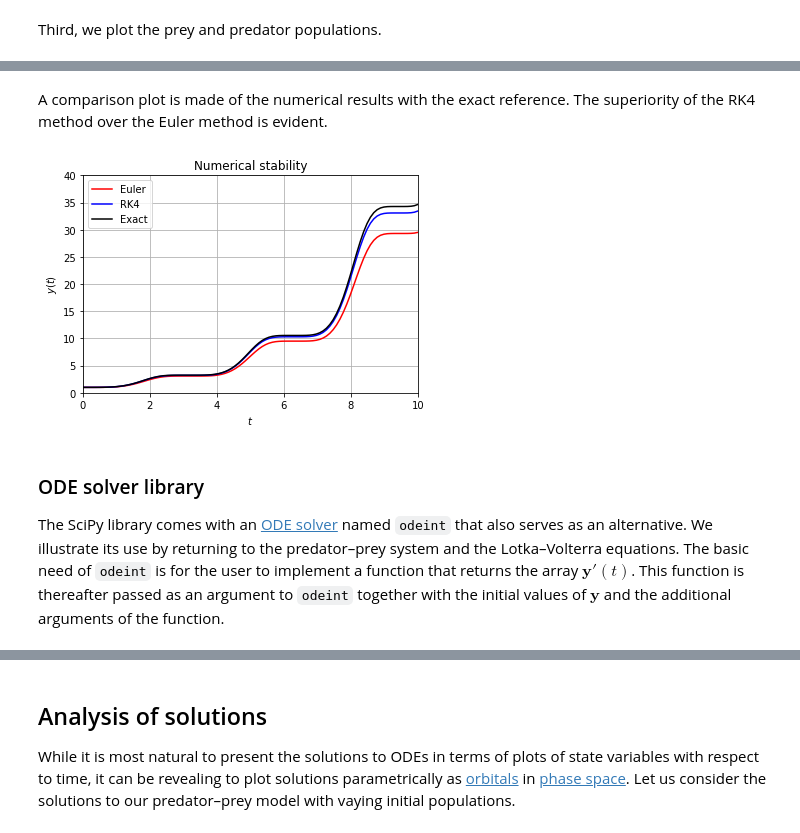
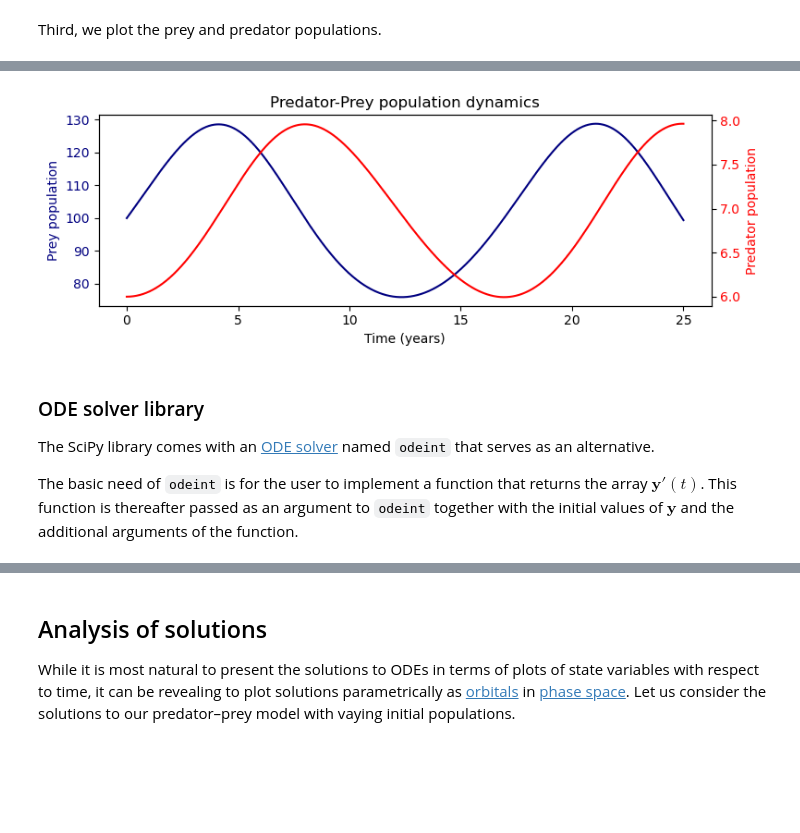
Before and after one commit to kthpanor/cb1020, a Jupyter notebook: docs/ode.ipynb, the cells around one changed output, grey strips where cells are left out. Saved outputs shown, nothing was run; the diff lists cells and outputs as text; code cells hidden in the pictures; blank space fills up the shorter version.

```diff
--- a/docs/ode.ipynb
+++ b/docs/ode.ipynb
@@ -253,7 +265,17 @@ dt = 365 / N
+# %%
+years = 25
+N = 5000  # number of steps
+# %%
+t = np.linspace(0, 25, num=N)  # time in unit of years
+dt = years / N  # time step in numerical integration
 # %% [markdown]
 Second, we create an object of the `PredatorPreyModel` class and time propagate with the Euler method that is implemented into the `PredatorPreyModel` class.
 # %%
-ppm = PredatorPreyModel(1000, 10, 0.1, 0.01, 0.05, 0.0001)
+alpha, beta, delta, gamma = (np.log(2), 0.1, 0.002, 0.2)
+
+y0 = (100, 6)  # initial values of y = (y1, y2)
+
+ppm = PredatorPreyModel(y0, alpha, beta, delta, gamma)
 
 for i in range(N - 1):
     ppm.euler_step(dt)
@@ -347,11 +283,0 @@ As usual, we discretize time and time propagate.
-# %%
-N = 100 # discretize time in N steps
-
-initial, final = 0, 10
-t = np.linspace(initial, final, num=N)
-dt = (final - initial) / N
-
-y1 = np.zeros(N)
-y2 = np.zeros(N)
-
-y3 = np.exp( 3*t/8 - np.sin(2*t) / 4 + np.sin(4*t) / 32 )
@@ -367,19 +283,0 @@ for n in range(N - 1):
-# %% [markdown]
-A comparison plot is made of the numerical results with the exact reference. The superiority of the RK4 method over the Euler method is evident.
-# %%
-import matplotlib.pyplot as plt
-
-plt.plot(t, y1, 'r', label='Euler')
-plt.plot(t, y2, 'b', label='RK4')
-plt.plot(t, y3, 'k', label='Exact')
-
-plt.grid(True)
-plt.setp(plt.gca(), xlim=(initial,final), ylim=(0,40))
-plt.title('Numerical stability')
-plt.xlabel(r'$t$')
-plt.ylabel(r'$y(t)$')
-plt.legend()
-
-plt.show()
-# %% [output]
-[figure, removed]
@@ -386,4 +286,26 @@ plt.show()
+# %%
+fig, ax1 = plt.subplots(figsize=(8, 3))
+ax2 = ax1.twinx()  # instantiate a second axes that shares the same x-axis
+
+ax1.plot(t, ppm.preys, color="navy", label="Prey")
+ax2.plot(t, ppm.predators, color="red", label="Predator")
+
+ax1.set_title("Predator-Prey population dynamics")
+ax1.set_ylabel(r"Prey population", color="navy")
+ax2.set_ylabel(r"Predator population", color="red")
+ax1.set_xlabel(r"Time (years)")
+
+ax1.tick_params(axis="y", labelcolor="navy")
+ax2.tick_params(axis="y", labelcolor="red")
+
+fig.tight_layout()
+
+plt.show()
+# %% [output]
+[figure, added]
 # %% [markdown]
 ### ODE solver library
 
-The SciPy library comes with an [ODE solver](https://docs.scipy.org/doc/scipy/reference/generated/scipy.integrate.odeint.html) named `odeint` that also serves as an alternative. We illustrate its use by returning to the predator–prey system and the Lotka–Volterra equations. The basic need of `odeint` is for the user to implement a function that returns the array $\mathbf{y}'(t)$. This function is thereafter passed as an argument to `odeint` together with the initial values of $\mathbf{y}$ and the additional arguments of the function.
+The SciPy library comes with an [ODE solver](https://docs.scipy.org/doc/scipy/reference/generated/scipy.integrate.odeint.html) named `odeint` that serves as an alternative.
+
+The basic need of `odeint` is for the user to implement a function that returns the array $\mathbf{y}'(t)$. This function is thereafter passed as an argument to `odeint` together with the initial values of $\mathbf{y}$ and the additional arguments of the function.
```
Also changed, not shown: parts of 29 cells of this notebook, 14 other files.
